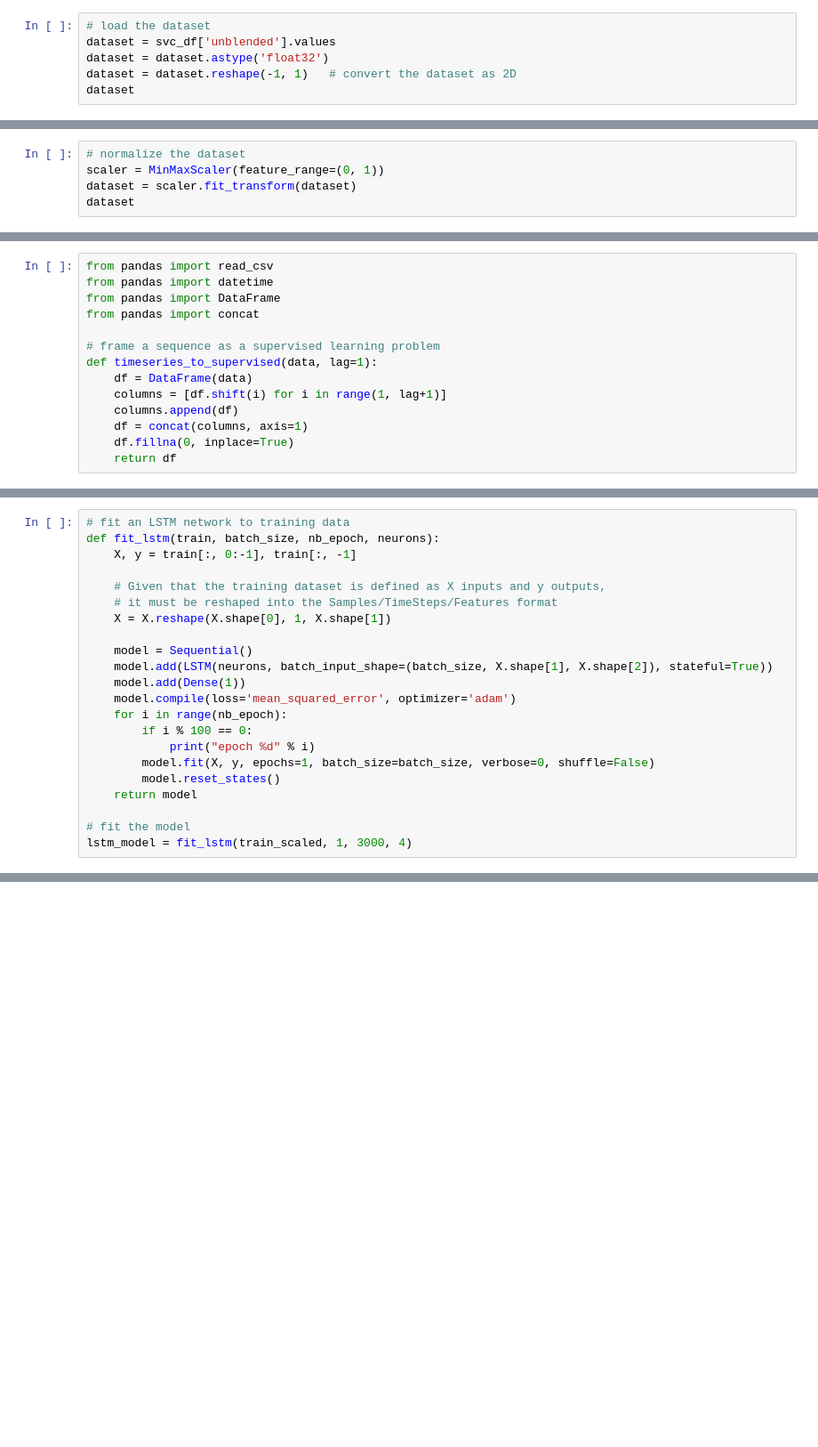
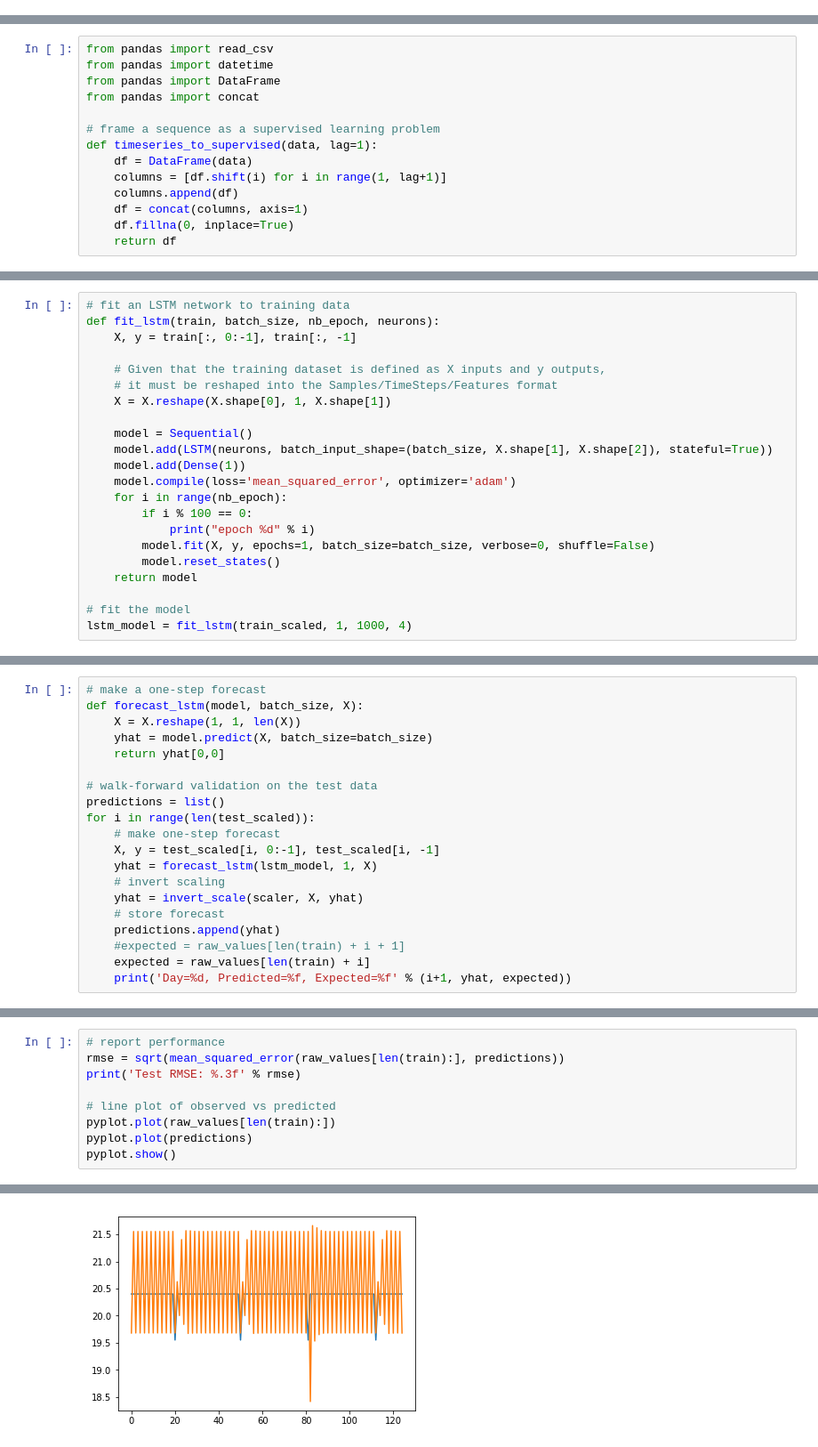
Before and after one commit to SungardAS/aws-services-billing, a Jupyter notebook: notebooks/LSTM-Modeling.ipynb, the cells around one changed output, grey strips where cells are left out. Shown at 89% size. Cells and saved outputs as stored; diff of their text form; blank space fills up the shorter version.

Commit message:
completed one step forecasting

```diff
--- a/notebooks/LSTM-Modeling.ipynb
+++ b/notebooks/LSTM-Modeling.ipynb
@@ -291,6 +219,0 @@ numpy.random.seed(7)
-# %%
-# load the dataset
-dataset = svc_df['unblended'].values
-dataset = dataset.astype('float32')
-dataset = dataset.reshape(-1, 1)   # convert the dataset as 2D
-dataset
@@ -315,5 +219,0 @@ array([[   1.5       ],
-# %%
-# normalize the dataset
-scaler = MinMaxScaler(feature_range=(0, 1))
-dataset = scaler.fit_transform(dataset)
-dataset
@@ -560,7 +388,7 @@ def fit_lstm(train, batch_size, nb_epoch, neurons):
     return model
 
 # fit the model
-lstm_model = fit_lstm(train_scaled, 1, 3000, 4)
+lstm_model = fit_lstm(train_scaled, 1, 1000, 4)
 # %% [output]
 epoch 0
 epoch 100
@@ -725,0 +425,20 @@ def plot_forecasts(series, forecasts, n_test):
+# %%
+# make a one-step forecast
+def forecast_lstm(model, batch_size, X):
+    X = X.reshape(1, 1, len(X))
+    yhat = model.predict(X, batch_size=batch_size)
+    return yhat[0,0]
+
+# walk-forward validation on the test data
+predictions = list()
+for i in range(len(test_scaled)):
+    # make one-step forecast
+    X, y = test_scaled[i, 0:-1], test_scaled[i, -1]
+    yhat = forecast_lstm(lstm_model, 1, X)
+    # invert scaling
+    yhat = invert_scale(scaler, X, yhat)
+    # store forecast
+    predictions.append(yhat)
+    #expected = raw_values[len(train) + i + 1]
+    expected = raw_values[len(train) + i]
+    print('Day=%d, Predicted=%f, Expected=%f' % (i+1, yhat, expected))
@@ -725,0 +463,10 @@ def plot_forecasts(series, forecasts, n_test):
+# %%
+# report performance
+rmse = sqrt(mean_squared_error(raw_values[len(train):], predictions))
+print('Test RMSE: %.3f' % rmse)
+
+# line plot of observed vs predicted
+pyplot.plot(raw_values[len(train):])
+pyplot.plot(predictions)
+pyplot.show()
+# %% [output]
@@ -725,0 +474 @@ def plot_forecasts(series, forecasts, n_test):
+[figure, added]
```
Also changed, not shown: parts of 31 cells of this notebook.
